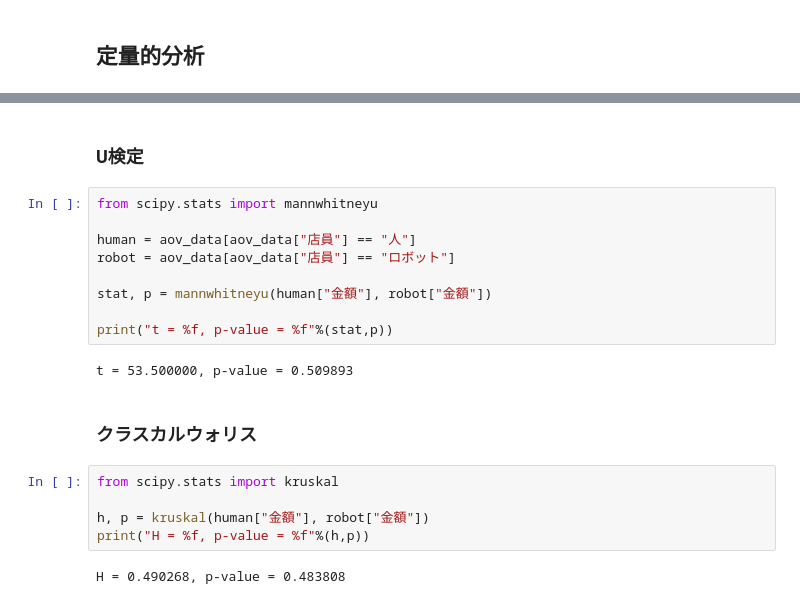
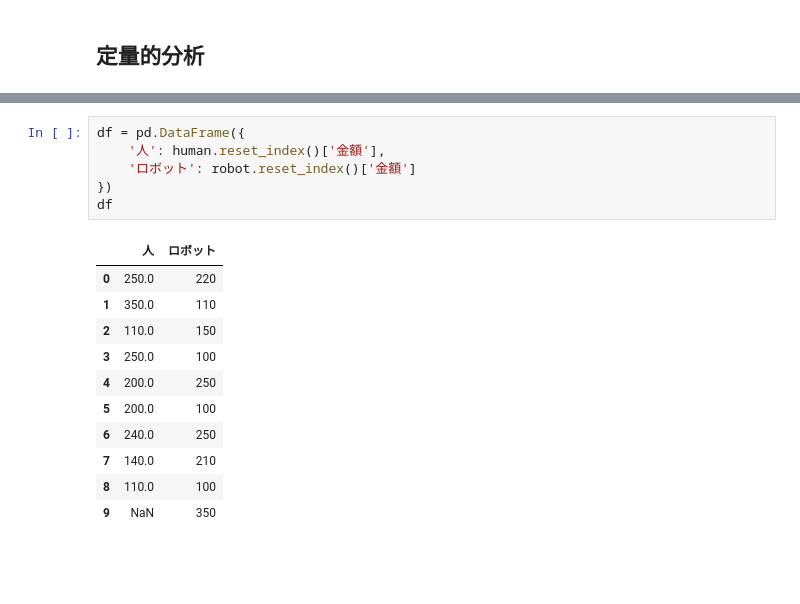
Before and after one commit to hayaponpoco/CommU_cafe, a Jupyter notebook: analysis/analysis.ipynb, the cells around one changed output, grey strips where cells are left out. Drawn from its saved outputs; the diff is of its cells as text; blank space fills up the shorter version.

```diff
--- a/analysis/analysis.ipynb
+++ b/analysis/analysis.ipynb
@@ -379,22 +417,18 @@ Shapiro-Wilk test statistic: 0.89255690574646, p-value: 0.035751406103372574
-# %% [markdown]
-### U検定
-# %%
-from scipy.stats import mannwhitneyu
-
-human = aov_data[aov_data["店員"] == "人"]
-robot = aov_data[aov_data["店員"] == "ロボット"]
-
-stat, p = mannwhitneyu(human["金額"], robot["金額"])
-
-print("t = %f, p-value = %f"%(stat,p))
-# %% [output]
-t = 53.500000, p-value = 0.509893
-# %% [markdown]
-### クラスカルウォリス
-# %%
-from scipy.stats import kruskal
-
-h, p = kruskal(human["金額"], robot["金額"])
-print("H = %f, p-value = %f"%(h,p))
-# %% [output]
-H = 0.490268, p-value = 0.483808
+# %%
+df = pd.DataFrame({
+    '人': human.reset_index()['金額'],
+    'ロボット': robot.reset_index()['金額']
+})
+df
+# %% [output]
+|  | 人 | ロボット |
+| 0 | 250.0 | 220 |
+| 1 | 350.0 | 110 |
+| 2 | 110.0 | 150 |
+| 3 | 250.0 | 100 |
+| 4 | 200.0 | 250 |
+| 5 | 200.0 | 100 |
+| 6 | 240.0 | 250 |
+| 7 | 140.0 | 210 |
+| 8 | 110.0 | 100 |
+| 9 | NaN | 350 |
```
Also changed, not shown: parts of 20 cells of this notebook, 3 other files.
